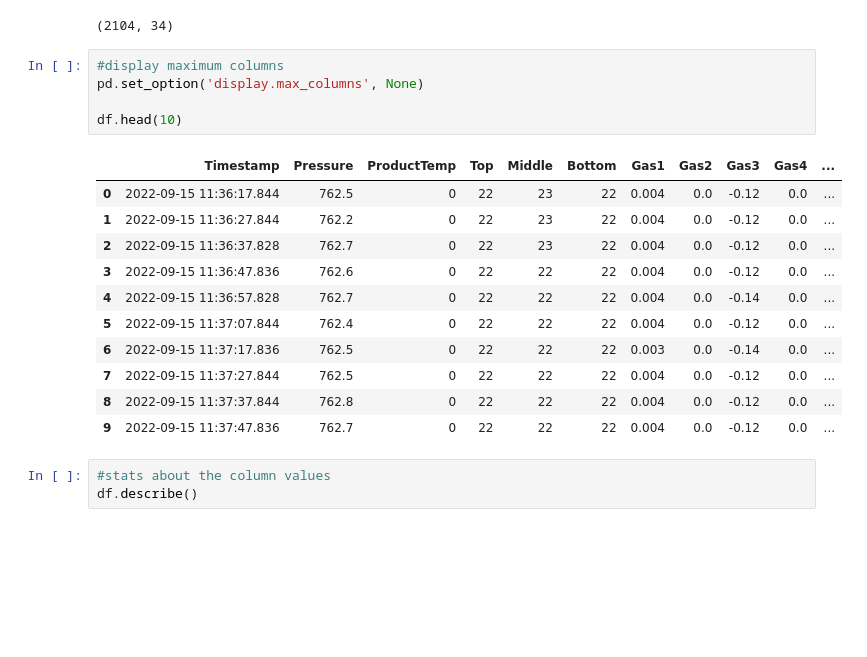
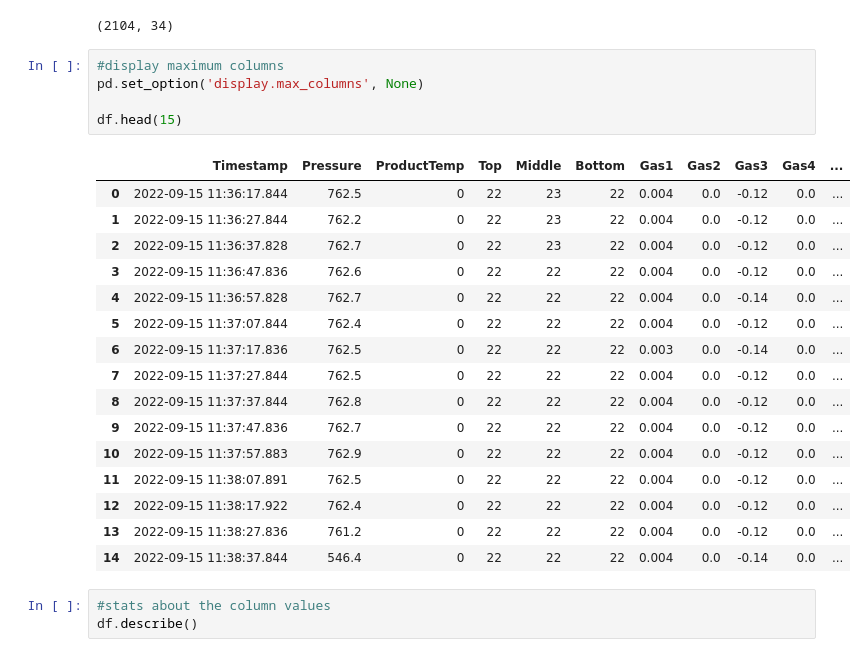
Before and after one commit to rohanbgm/TEL_Assignment_rohan, a Jupyter notebook: TEL_Assessment.ipynb, the cells around one changed output. Saved outputs shown, nothing was run; the diff lists cells and outputs as text; blank space fills up the shorter version.

```diff
--- a/TEL_Assessment.ipynb
+++ b/TEL_Assessment.ipynb
@@ -35,20 +23,25 @@ print(df.shape)
 # %%
 #display maximum columns
 pd.set_option('display.max_columns', None)
 
-df.head(10)
+df.head(15)
 # %% [output]
 |  | Timestamp | Pressure | ProductTemp | Top | Middle | Bottom | Gas1 | Gas2 | Gas3 | Gas4 | ... |
 | 0 | 2022-09-15 11:36:17.844 | 762.5 | 0 | 22 | 23 | 22 | 0.004 | 0.0 | -0.12 | 0.0 | ... |
 | 1 | 2022-09-15 11:36:27.844 | 762.2 | 0 | 22 | 23 | 22 | 0.004 | 0.0 | -0.12 | 0.0 | ... |
 | 2 | 2022-09-15 11:36:37.828 | 762.7 | 0 | 22 | 23 | 22 | 0.004 | 0.0 | -0.12 | 0.0 | ... |
 | 3 | 2022-09-15 11:36:47.836 | 762.6 | 0 | 22 | 22 | 22 | 0.004 | 0.0 | -0.12 | 0.0 | ... |
 | 4 | 2022-09-15 11:36:57.828 | 762.7 | 0 | 22 | 22 | 22 | 0.004 | 0.0 | -0.14 | 0.0 | ... |
 | 5 | 2022-09-15 11:37:07.844 | 762.4 | 0 | 22 | 22 | 22 | 0.004 | 0.0 | -0.12 | 0.0 | ... |
 | 6 | 2022-09-15 11:37:17.836 | 762.5 | 0 | 22 | 22 | 22 | 0.003 | 0.0 | -0.14 | 0.0 | ... |
 | 7 | 2022-09-15 11:37:27.844 | 762.5 | 0 | 22 | 22 | 22 | 0.004 | 0.0 | -0.12 | 0.0 | ... |
 | 8 | 2022-09-15 11:37:37.844 | 762.8 | 0 | 22 | 22 | 22 | 0.004 | 0.0 | -0.12 | 0.0 | ... |
 | 9 | 2022-09-15 11:37:47.836 | 762.7 | 0 | 22 | 22 | 22 | 0.004 | 0.0 | -0.12 | 0.0 | ... |
+| 10 | 2022-09-15 11:37:57.883 | 762.9 | 0 | 22 | 22 | 22 | 0.004 | 0.0 | -0.12 | 0.0 | ... |
+| 11 | 2022-09-15 11:38:07.891 | 762.5 | 0 | 22 | 22 | 22 | 0.004 | 0.0 | -0.12 | 0.0 | ... |
+| 12 | 2022-09-15 11:38:17.922 | 762.4 | 0 | 22 | 22 | 22 | 0.004 | 0.0 | -0.12 | 0.0 | ... |
+| 13 | 2022-09-15 11:38:27.836 | 761.2 | 0 | 22 | 22 | 22 | 0.004 | 0.0 | -0.12 | 0.0 | ... |
+| 14 | 2022-09-15 11:38:37.844 | 546.4 | 0 | 22 | 22 | 22 | 0.004 | 0.0 | -0.14 | 0.0 | ... |
 # %%
 #stats about the column values
 df.describe()
```
Also changed, not shown: parts of 28 cells of this notebook.
